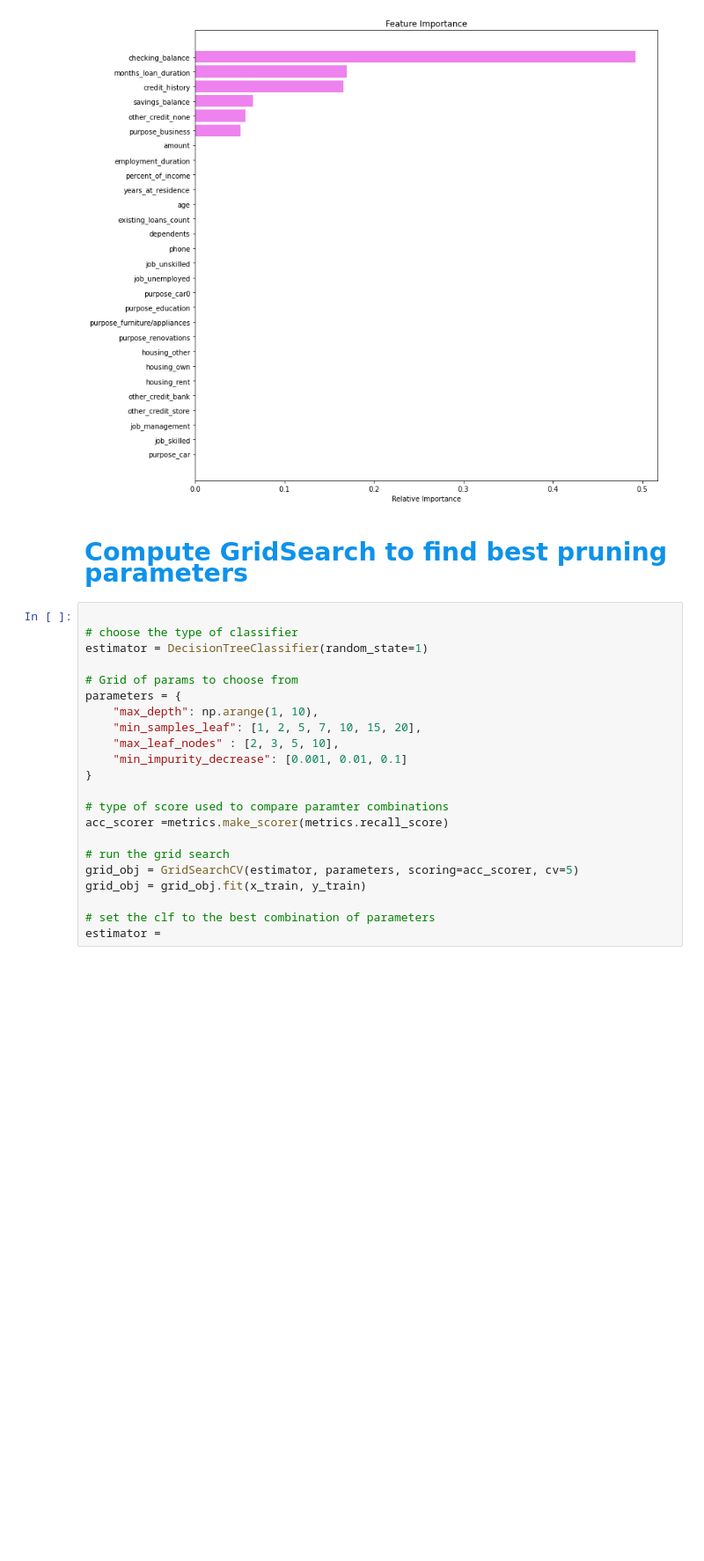
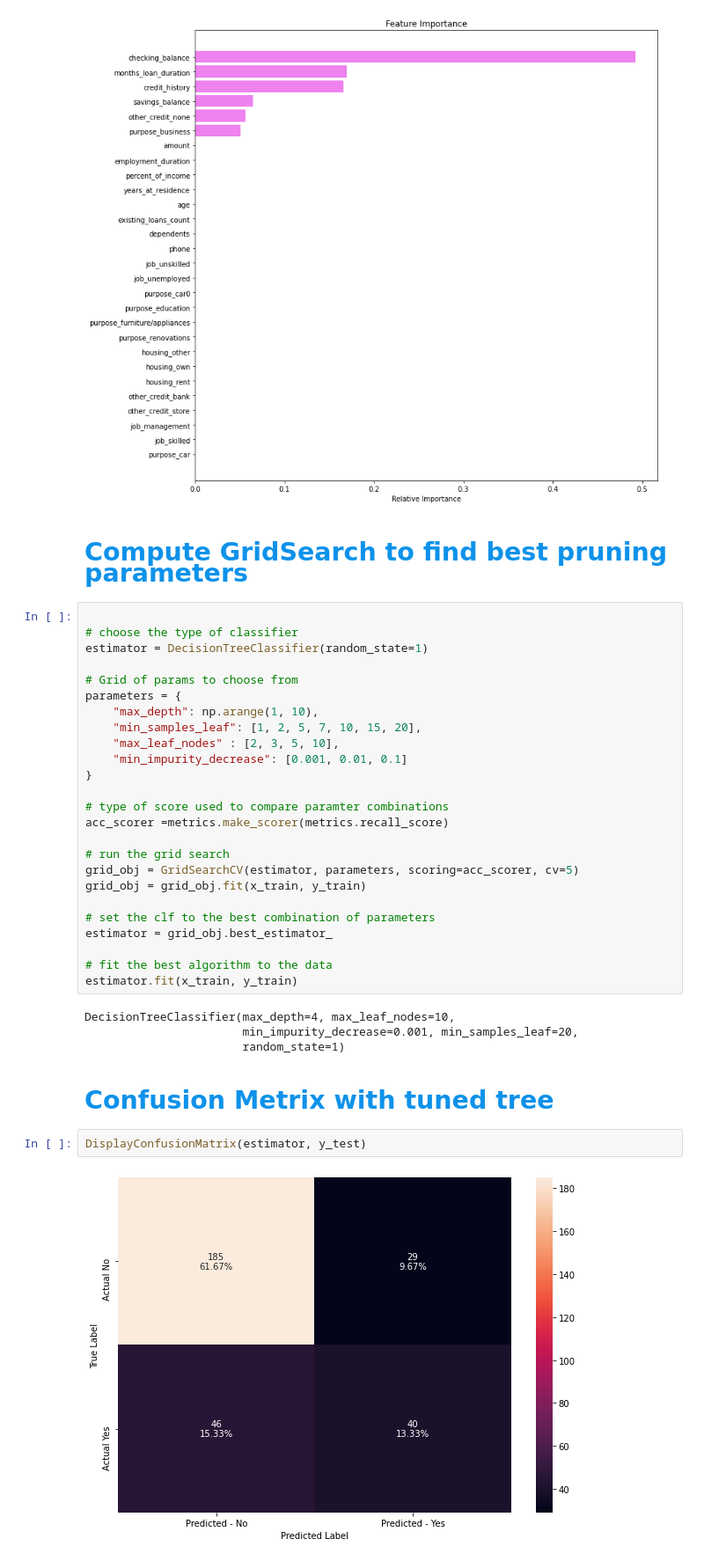
Before and after one commit to lavmot-ms/PG-AIML, a Jupyter notebook: prework/Decision Trees.ipynb, the cells around one changed output. Shown at 88% size. Drawn from its saved outputs; the diff is of its cells as text; blank space fills up the shorter version.

```diff
--- a/prework/Decision Trees.ipynb
+++ b/prework/Decision Trees.ipynb
@@ -332,8 +335,8 @@ amount                        0.204163
 DisplayImportanceChart(dTree1)
 # %% [output]
 [figure]
-# %% [markdown]
-####  <span style="font-family: Arial; font-weight:bold;font-size:1.9em;color:#0e92ea"> Compute GridSearch to find best pruning parameters
+# %% [markdown]
+####  <span style="font-family: Arial; font-weight:bold;font-size:1.9em;color:#0e92ea"> Compute GridSearch to find best pruning parameters
 # %%
 
 # choose the type of classifier
@@ -355,4 +358,17 @@ grid_obj = GridSearchCV(estimator, parameters, scoring=acc_scorer, cv=5)
 grid_obj = grid_obj.fit(x_train, y_train)
 
 # set the clf to the best combination of parameters
-estimator =
+estimator = grid_obj.best_estimator_
+
+# fit the best algorithm to the data
+estimator.fit(x_train, y_train)
+# %% [output]
+DecisionTreeClassifier(max_depth=4, max_leaf_nodes=10,
+                       min_impurity_decrease=0.001, min_samples_leaf=20,
+                       random_state=1)
+# %% [markdown]
+####  <span style="font-family: Arial; font-weight:bold;font-size:1.9em;color:#0e92ea"> Confusion Metrix with tuned tree
+# %%
+DisplayConfusionMatrix(estimator, y_test)
+# %% [output]
+[figure, added]
```
Also changed, not shown: parts of 4 cells of this notebook.
